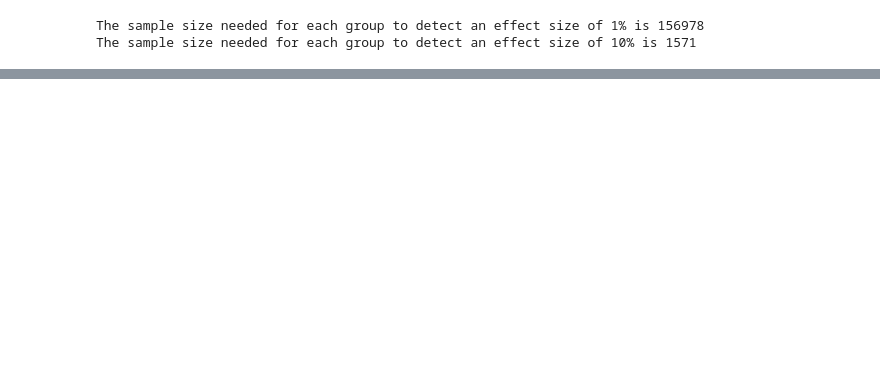
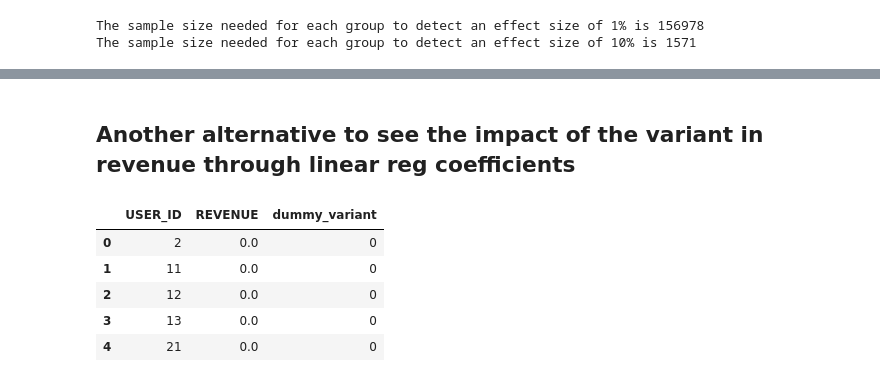
Before and after one commit to sasotomayor/ab-testing-revenue-impact, a Jupyter notebook: solution_mannwhitneyu_test.ipynb, the cells around one changed output, grey strips where cells are left out. Cells and saved outputs as stored; diff of their text form; code cells hidden in the pictures; blank space fills up the shorter version.

```diff
--- a/solution_mannwhitneyu_test.ipynb
+++ b/solution_mannwhitneyu_test.ipynb
@@ -307,0 +290,22 @@ plt.errorbar(x=output_df.index, y=output_df["lift"].values, yerr=(output_df["upp
+# %% [markdown]
+## Another alternative to see the impact of the variant in revenue through linear reg coefficients
+# %%
+# Create dummy variable for the variant
+
+encoded_df = pd.get_dummies(
+    data = revenue_per_user,
+    prefix = 'dummy',
+    prefix_sep='_',
+    columns = ["VARIANT_NAME"],
+    drop_first =True,
+    dtype='int8'
+)
+
+encoded_df.head()
+# %% [output]
+|  | USER_ID | REVENUE | dummy_variant |
+| 0 | 2 | 0.0 | 0 |
+| 1 | 11 | 0.0 | 0 |
+| 2 | 12 | 0.0 | 0 |
+| 3 | 13 | 0.0 | 0 |
+| 4 | 21 | 0.0 | 0 |
```
Also changed, not shown: parts of 35 cells of this notebook.
